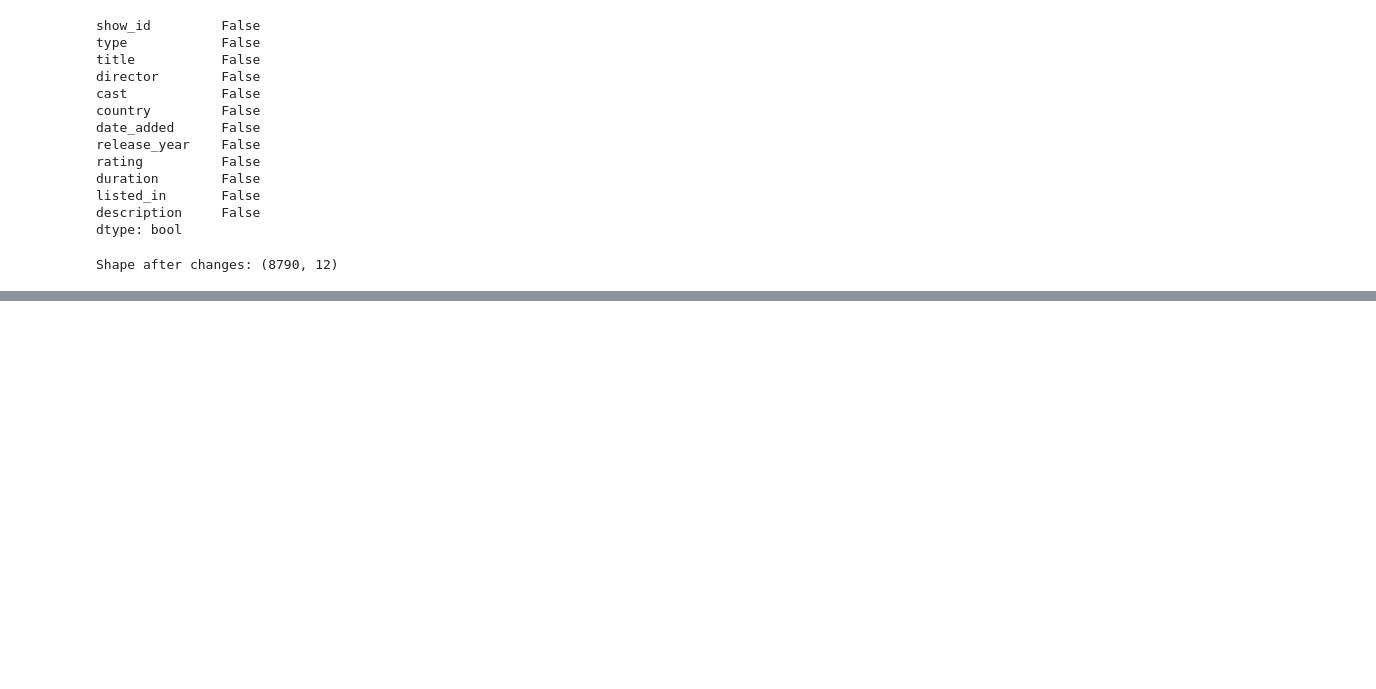
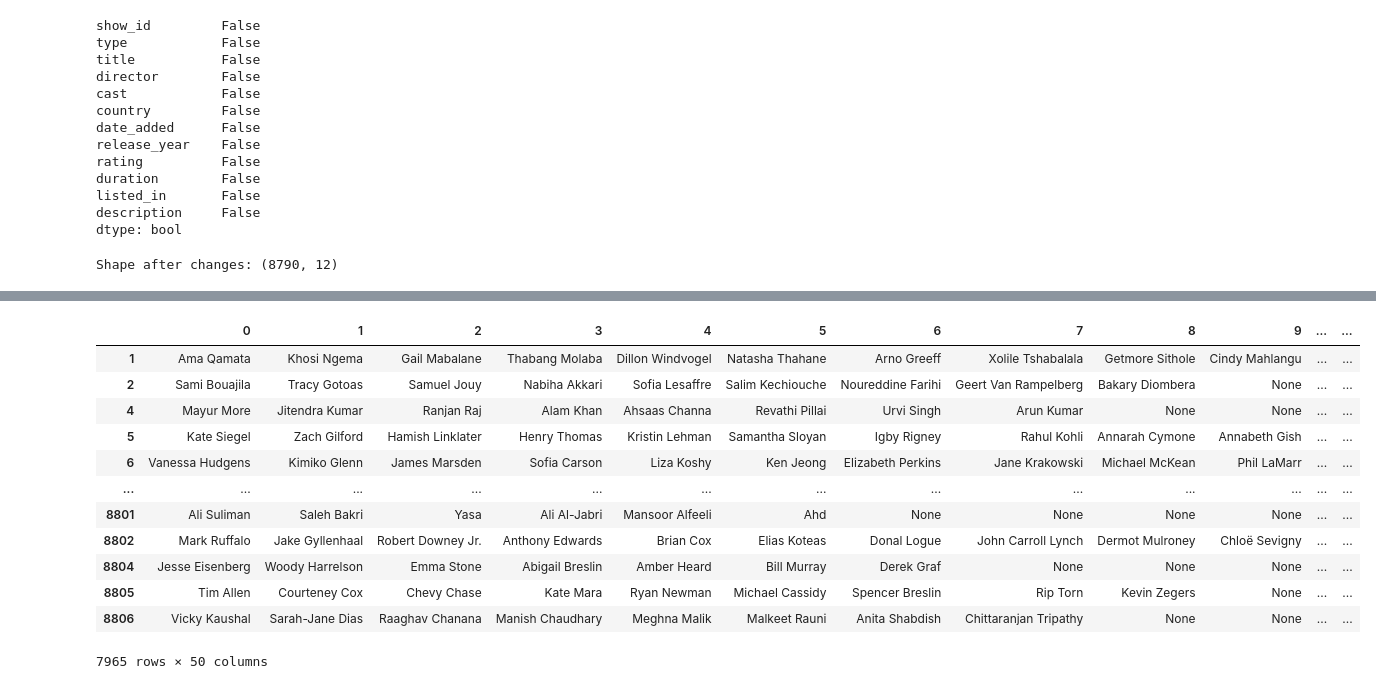
Before and after one commit to sbaglieri13/Data-Exploration-and-Preprocessing, a Jupyter notebook: Data exploration & preprocessing.ipynb, the cells around one changed output, grey strips where cells are left out. Drawn from its saved outputs; the diff is of its cells as text; code cells hidden in the pictures; blank space fills up the shorter version.

```diff
--- a/Data exploration & preprocessing.ipynb
+++ b/Data exploration & preprocessing.ipynb
@@ -230,0 +377,17 @@ Shape after changes: (8790, 12)
+# %%
+actors = df_cast['cast'].str.split(', ', expand=True)
+actors
+# %% [output]
+|  | 0 | 1 | 2 | 3 | 4 | 5 | 6 | 7 | 8 | 9 | ... | ... |
+| 1 | Ama Qamata | Khosi Ngema | Gail Mabalane | Thabang Molaba | Dillon Windvogel | Natasha Thahane | Arno Greeff | Xolile Tshabalala | Getmore Sithole | Cindy Mahlangu | ... | ... |
+| 2 | Sami Bouajila | Tracy Gotoas | Samuel Jouy | Nabiha Akkari | Sofia Lesaffre | Salim Kechiouche | Noureddine Farihi | Geert Van Rampelberg | Bakary Diombera | None | ... | ... |
+| 4 | Mayur More | Jitendra Kumar | Ranjan Raj | Alam Khan | Ahsaas Channa | Revathi Pillai | Urvi Singh | Arun Kumar | None | None | ... | ... |
+| 5 | Kate Siegel | Zach Gilford | Hamish Linklater | Henry Thomas | Kristin Lehman | Samantha Sloyan | Igby Rigney | Rahul Kohli | Annarah Cymone | Annabeth Gish | ... | ... |
+| 6 | Vanessa Hudgens | Kimiko Glenn | James Marsden | Sofia Carson | Liza Koshy | Ken Jeong | Elizabeth Perkins | Jane Krakowski | Michael McKean | Phil LaMarr | ... | ... |
+| ... | ... | ... | ... | ... | ... | ... | ... | ... | ... | ... | ... | ... |
+| 8801 | Ali Suliman | Saleh Bakri | Yasa | Ali Al-Jabri | Mansoor Alfeeli | Ahd | None | None | None | None | ... | ... |
+| 8802 | Mark Ruffalo | Jake Gyllenhaal | Robert Downey Jr. | Anthony Edwards | Brian Cox | Elias Koteas | Donal Logue | John Carroll Lynch | Dermot Mulroney | Chloë Sevigny | ... | ... |
+| 8804 | Jesse Eisenberg | Woody Harrelson | Emma Stone | Abigail Breslin | Amber Heard | Bill Murray | Derek Graf | None | None | None | ... | ... |
+| 8805 | Tim Allen | Courteney Cox | Chevy Chase | Kate Mara | Ryan Newman | Michael Cassidy | Spencer Breslin | Rip Torn | Kevin Zegers | None | ... | ... |
+| 8806 | Vicky Kaushal | Sarah-Jane Dias | Raaghav Chanana | Manish Chaudhary | Meghna Malik | Malkeet Rauni | Anita Shabdish | Chittaranjan Tripathy | None | None | ... | ... |
+7965 rows × 50 columns
```
Also changed, not shown: parts of 24 cells of this notebook.
